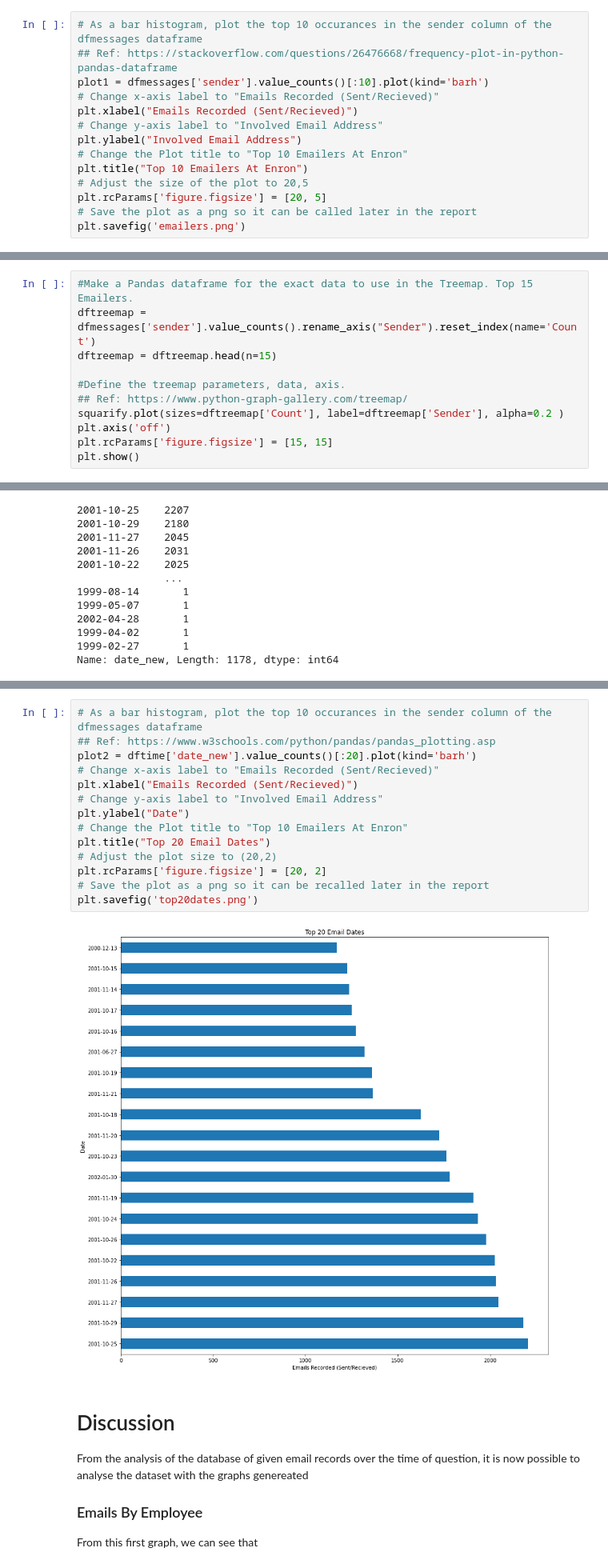
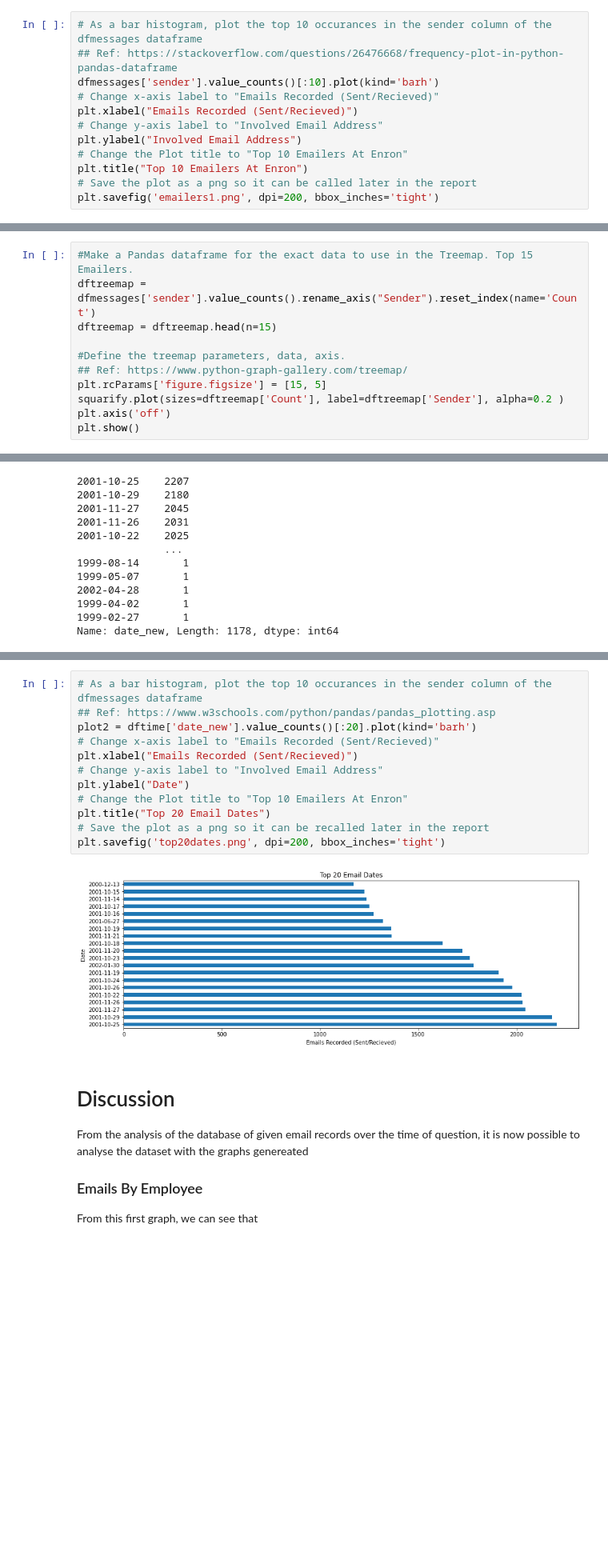
Before and after one commit to Toms201/Enron-Dataset-Analysis-ISYS2001-, a Jupyter notebook: ISYS2001_Assignment_Two.ipynb, the cells around one changed output, grey strips where cells are left out. Shown: that part at 80% size. Drawn from its saved outputs; the diff is of its cells as text; blank space fills up the shorter version.

```diff
--- a/ISYS2001_Assignment_Two.ipynb
+++ b/ISYS2001_Assignment_Two.ipynb
@@ -152,15 +146,13 @@ Now that a list exists, and the corect data can be confirmed, we need to create
 # %%
 # As a bar histogram, plot the top 10 occurances in the sender column of the dfmessages dataframe
 ## Ref: https://stackoverflow.com/questions/26476668/frequency-plot-in-python-pandas-dataframe
-plot1 = dfmessages['sender'].value_counts()[:10].plot(kind='barh')
+dfmessages['sender'].value_counts()[:10].plot(kind='barh')
 # Change x-axis label to "Emails Recorded (Sent/Recieved)"
 plt.xlabel("Emails Recorded (Sent/Recieved)")
 # Change y-axis label to "Involved Email Address"
 plt.ylabel("Involved Email Address")
 # Change the Plot title to "Top 10 Emailers At Enron"
 plt.title("Top 10 Emailers At Enron")
-# Adjust the size of the plot to 20,5
-plt.rcParams['figure.figsize'] = [20, 5]
 # Save the plot as a png so it can be called later in the report
-plt.savefig('emailers.png')
+plt.savefig('emailers1.png', dpi=200, bbox_inches='tight')
 # %% [output]
@@ -172,8 +164,8 @@ dftreemap = dftreemap.head(n=15)
 
 #Define the treemap parameters, data, axis.
 ## Ref: https://www.python-graph-gallery.com/treemap/
+plt.rcParams['figure.figsize'] = [15, 5]
 squarify.plot(sizes=dftreemap['Count'], label=dftreemap['Sender'], alpha=0.2 )
 plt.axis('off')
-plt.rcParams['figure.figsize'] = [15, 15]
 plt.show()
 # %% [output]
@@ -297,19 +290,17 @@ plt.savefig('datetimeseries.png')
 # %%
 # As a bar histogram, plot the top 10 occurances in the sender column of the dfmessages dataframe
 ## Ref: https://www.w3schools.com/python/pandas/pandas_plotting.asp
 plot2 = dftime['date_new'].value_counts()[:20].plot(kind='barh')
 # Change x-axis label to "Emails Recorded (Sent/Recieved)"
 plt.xlabel("Emails Recorded (Sent/Recieved)")
 # Change y-axis label to "Involved Email Address"
 plt.ylabel("Date")
 # Change the Plot title to "Top 10 Emailers At Enron"
 plt.title("Top 20 Email Dates")
-# Adjust the plot size to (20,2)
-plt.rcParams['figure.figsize'] = [20, 2]
 # Save the plot as a png so it can be recalled later in the report
-plt.savefig('top20dates.png')
+plt.savefig('top20dates.png', dpi=200, bbox_inches='tight')
 # %% [output]
-[figure, old version]
+[figure, new version]
 # %% [markdown]
 # Discussion
 
```
Also changed, not shown: parts of 10 cells of this notebook.
